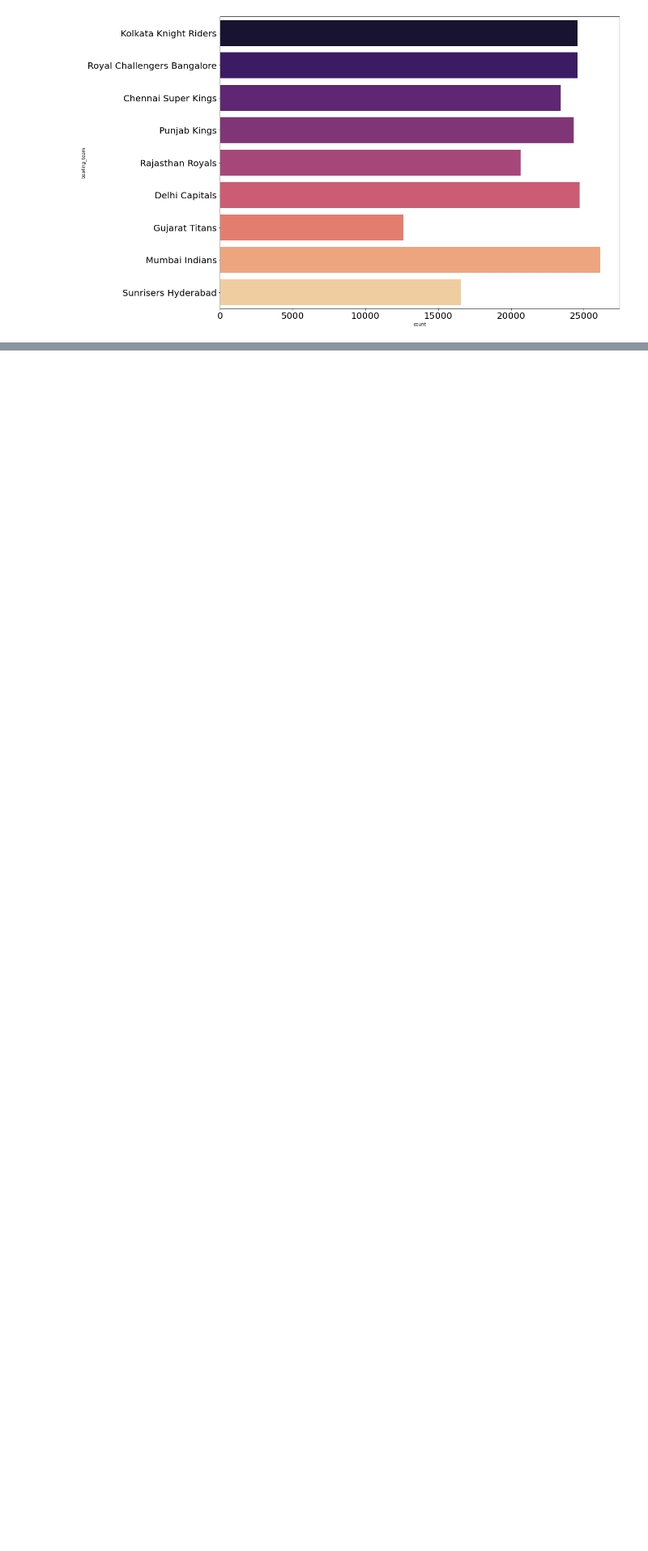
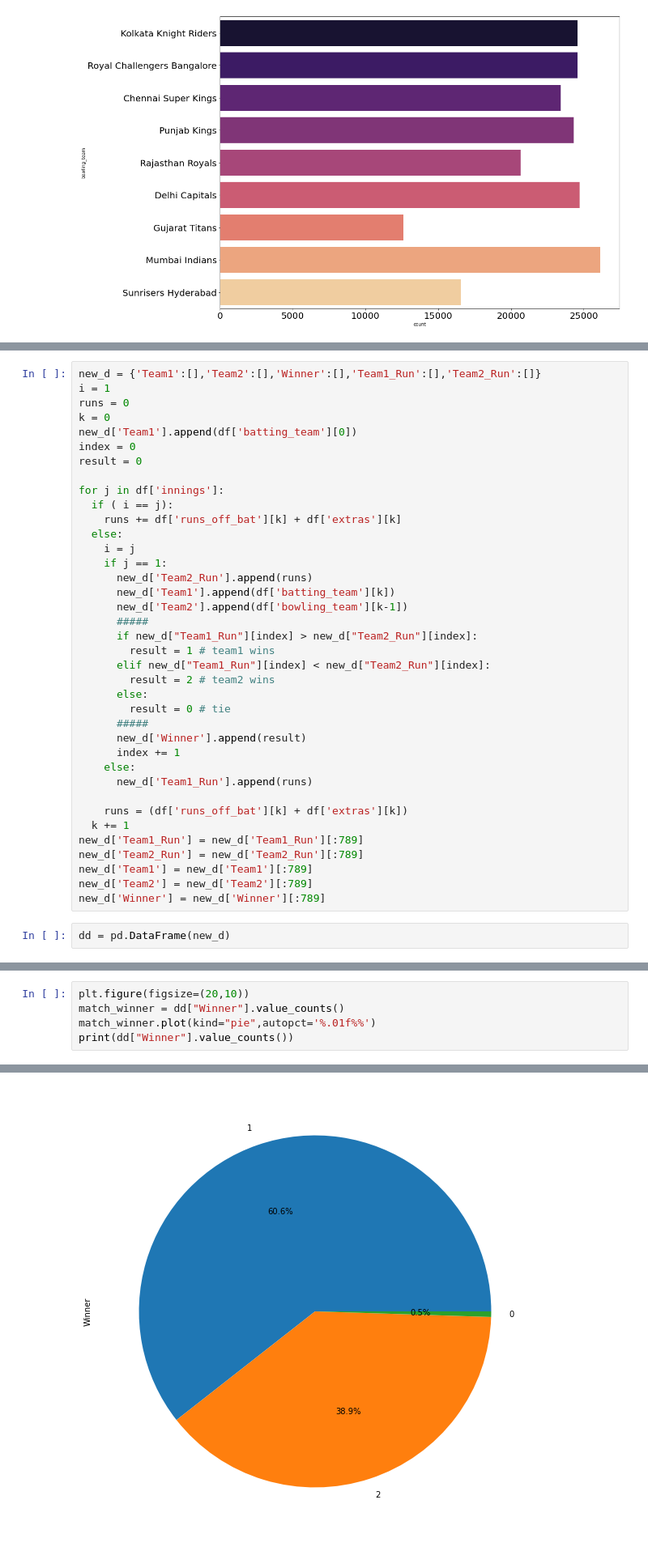
Before and after one commit to AniruddhA-Omni/Devspace2022_ps1, a Jupyter notebook: ps1_devspace.ipynb, the cells around one changed output, grey strips where cells are left out. Shown at 81% size. Drawn from its saved outputs; the diff is of its cells as text; blank space fills up the shorter version.

```diff
--- a/ps1_devspace.ipynb
+++ b/ps1_devspace.ipynb
@@ -349,0 +376,40 @@ Drive already mounted at /content/drive; to attempt to forcibly remount, call dr
+# %%
+new_d = {'Team1':[],'Team2':[],'Winner':[],'Team1_Run':[],'Team2_Run':[]}
+i = 1
+runs = 0
+k = 0
+new_d['Team1'].append(df['batting_team'][0])
+index = 0
+result = 0
+
+for j in df['innings']:
+  if ( i == j):
+    runs += df['runs_off_bat'][k] + df['extras'][k]
+  else:
+    i = j
+    if j == 1:
+      new_d['Team2_Run'].append(runs)
+      new_d['Team1'].append(df['batting_team'][k])
+      new_d['Team2'].append(df['bowling_team'][k-1])
+      #####
+      if new_d["Team1_Run"][index] > new_d["Team2_Run"][index]:
+        result = 1 # team1 wins
+      elif new_d["Team1_Run"][index] < new_d["Team2_Run"][index]:
+        result = 2 # team2 wins
+      else:
+        result = 0 # tie
+      #####
+      new_d['Winner'].append(result)
+      index += 1
+    else:
+      new_d['Team1_Run'].append(runs)
+
+    runs = (df['runs_off_bat'][k] + df['extras'][k])
+  k += 1
+new_d['Team1_Run'] = new_d['Team1_Run'][:789]
+new_d['Team2_Run'] = new_d['Team2_Run'][:789]
+new_d['Team1'] = new_d['Team1'][:789]
+new_d['Team2'] = new_d['Team2'][:789]
+new_d['Winner'] = new_d['Winner'][:789]
+# %%
+dd = pd.DataFrame(new_d)
@@ -349,0 +425,6 @@ Drive already mounted at /content/drive; to attempt to forcibly remount, call dr
+# %%
+plt.figure(figsize=(20,10))
+match_winner = dd["Winner"].value_counts()
+match_winner.plot(kind="pie",autopct='%.01f%%')
+print(dd["Winner"].value_counts())
+# %% [output]
@@ -349,0 +435 @@ Drive already mounted at /content/drive; to attempt to forcibly remount, call dr
+[figure, added]
```
Also changed, not shown: parts of 31 cells of this notebook.
